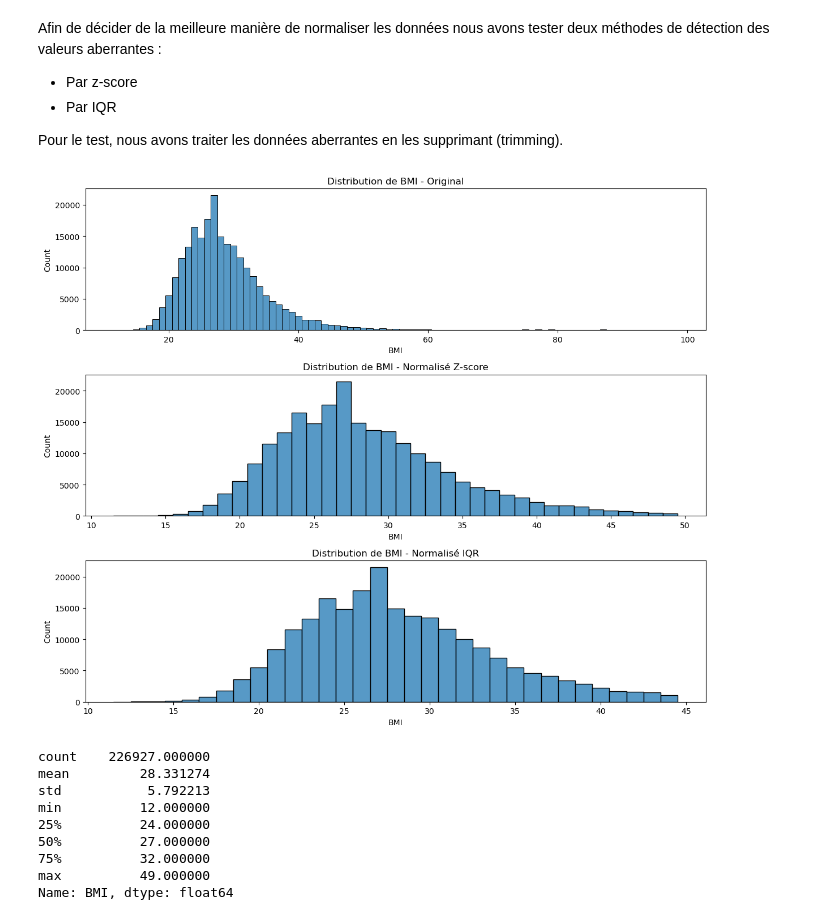
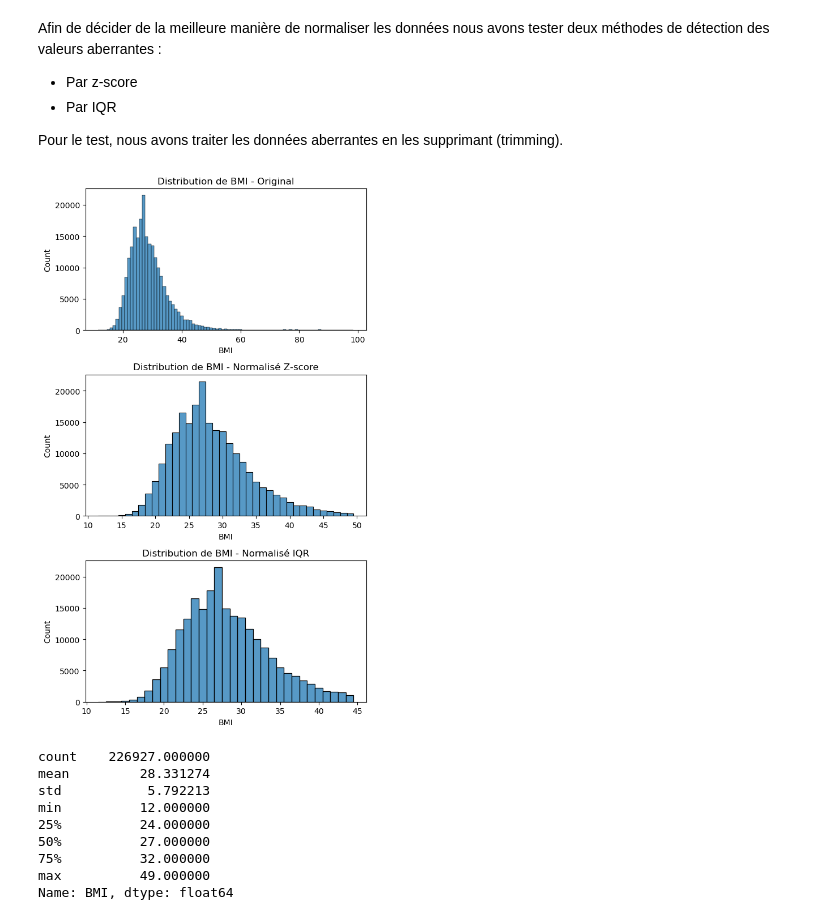
Before and after one commit to 0xybo/CESI_A4_IA_DeepLearning, a Jupyter notebook: Livrable 1.ipynb, the cells around one changed output. Drawn from its saved outputs; the diff is of its cells as text; code cells hidden in the pictures.

```diff
--- a/Livrable 1.ipynb
+++ b/Livrable 1.ipynb
@@ -581,25 +563,25 @@ Pour le test, nous avons traiter les données aberrantes en les supprimant (trim
 # %%
 normalized_zscore_dataset = dataset.filter_outliers_zscore(column='BMI')
 normalized_iqr_dataset = dataset.filter_outliers_iqr(column='BMI')
 
-fig = plt.figure(figsize=(12, 10))
+fig = plt.figure(figsize=(6, 10))
 
 ax_original = fig.add_subplot(3, 1, 1)
 ax_zscore = fig.add_subplot(3, 1, 2)
 ax_iqr = fig.add_subplot(3, 1, 3)
 
 dataset.draw_distribution(column='BMI', ax=ax_original, show = False)
 normalized_zscore_dataset.draw_distribution(column='BMI', ax=ax_zscore, show = False)
 normalized_iqr_dataset.draw_distribution(column='BMI', ax=ax_iqr, show = False)
 
 ax_original.set_title("Distribution de BMI - Original")
 ax_zscore.set_title("Distribution de BMI - Normalisé Z-score")
 ax_iqr.set_title("Distribution de BMI - Normalisé IQR")
 
 fig.tight_layout()
 plt.show()
 # %% [output]
-[figure, old version]
+[figure, new version]
 # %%
 normalized_zscore_dataset.data['BMI'].describe()
 # %% [output]
```
Also changed, not shown: parts of 5 cells of this notebook, 1 other file.
